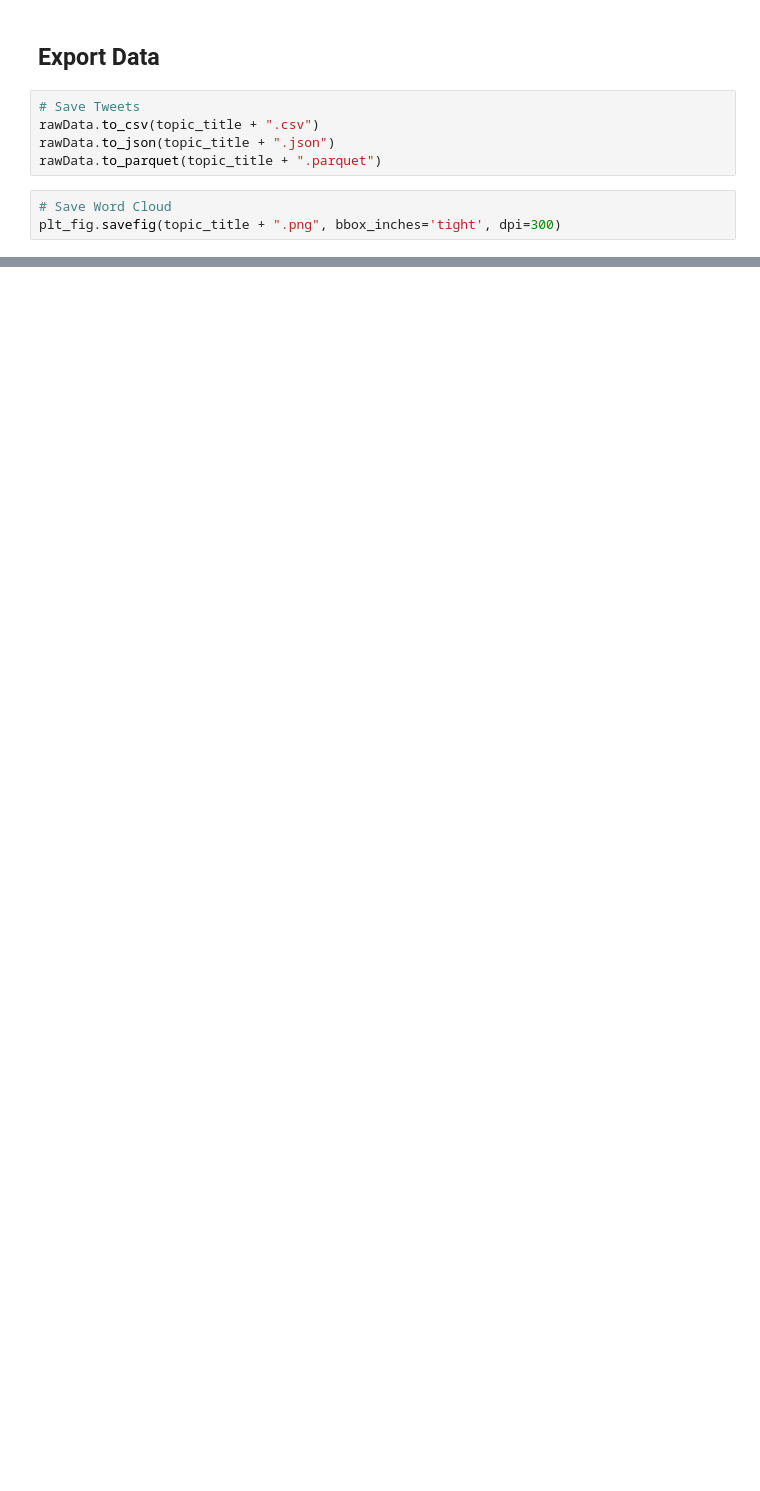
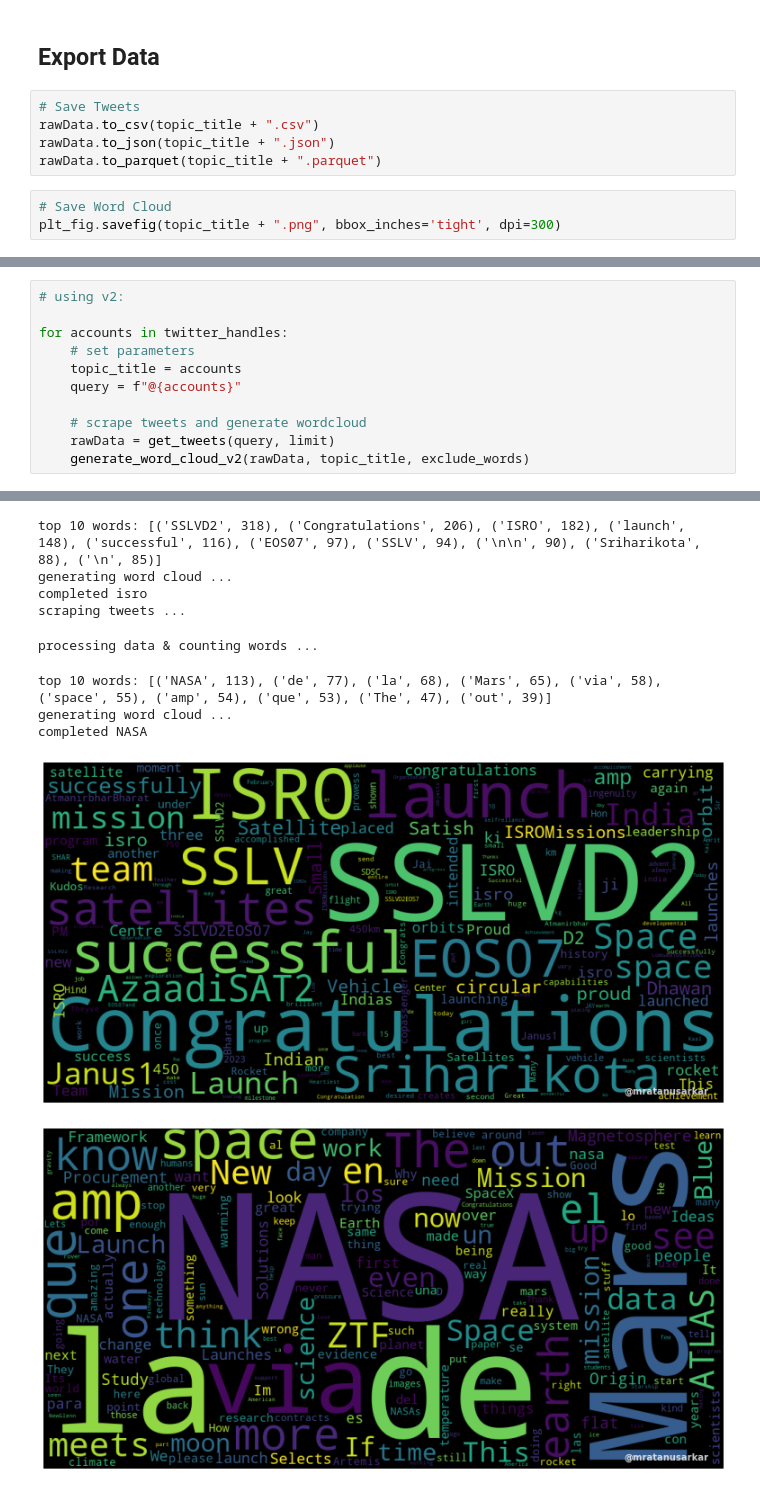
Before and after one commit to mratanusarkar/twitter-sentiment-analysis, a Jupyter notebook: Notebooks/Tweet_Analysis_and_Inference.ipynb, the cells around one changed output, grey strips where cells are left out. Cells and saved outputs as stored; diff of their text form; blank space fills up the shorter version.

```diff
--- a/Notebooks/Tweet_Analysis_and_Inference.ipynb
+++ b/Notebooks/Tweet_Analysis_and_Inference.ipynb
@@ -211,0 +272,12 @@ plt_fig.savefig(topic_title + ".png", bbox_inches='tight', dpi=300)
+# %%
+# using v2:
+
+for accounts in twitter_handles:
+    # set parameters
+    topic_title = accounts
+    query = f"@{accounts}"
+
+    # scrape tweets and generate wordcloud
+    rawData = get_tweets(query, limit)
+    generate_word_cloud_v2(rawData, topic_title, exclude_words)
+# %% [output]
@@ -211,0 +286,10 @@ plt_fig.savefig(topic_title + ".png", bbox_inches='tight', dpi=300)
+top 10 words: [('SSLVD2', 318), ('Congratulations', 206), ('ISRO', 182), ('launch', 148), ('successful', 116), ('EOS07', 97), ('SSLV', 94), ('\n\n', 90), ('Sriharikota', 88), ('\n', 85)]
+generating word cloud ...
+completed isro
+scraping tweets ...
+processing data & counting words ...
+top 10 words: [('NASA', 113), ('de', 77), ('la', 68), ('Mars', 65), ('via', 58), ('space', 55), ('amp', 54), ('que', 53), ('The', 47), ('out', 39)]
+generating word cloud ...
+completed NASA
+[figure, added]
+[figure, added]
```
Also changed, not shown: parts of 9 cells of this notebook.
